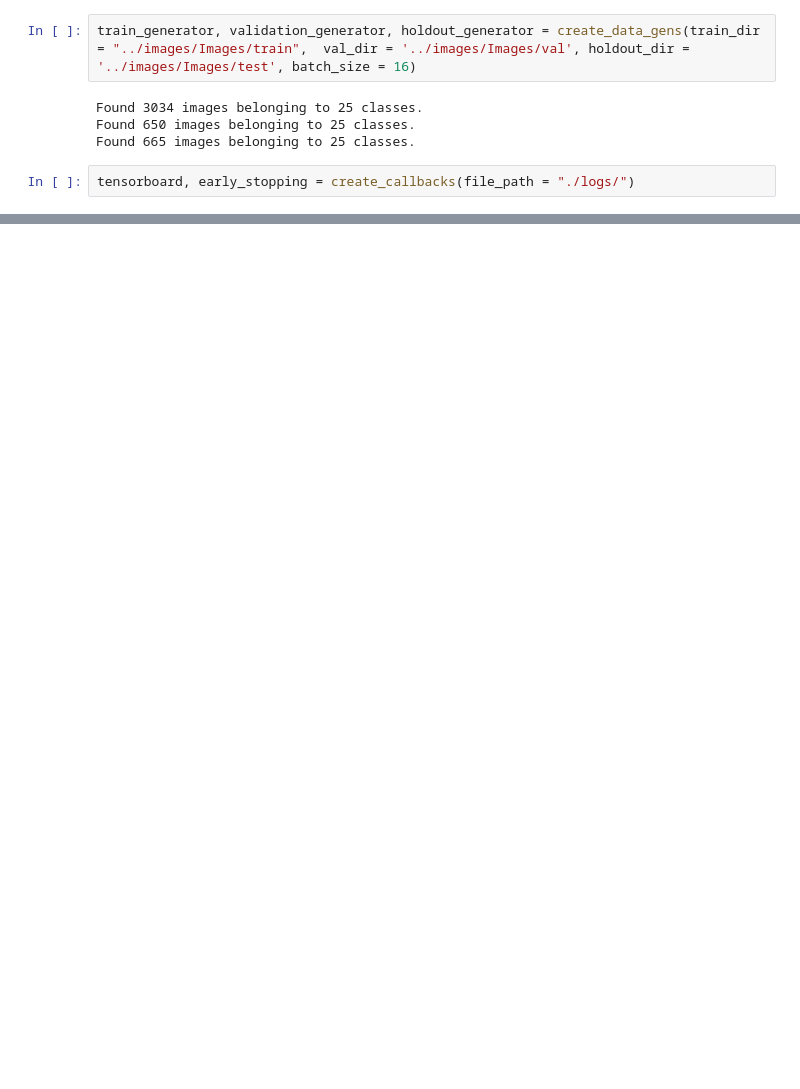
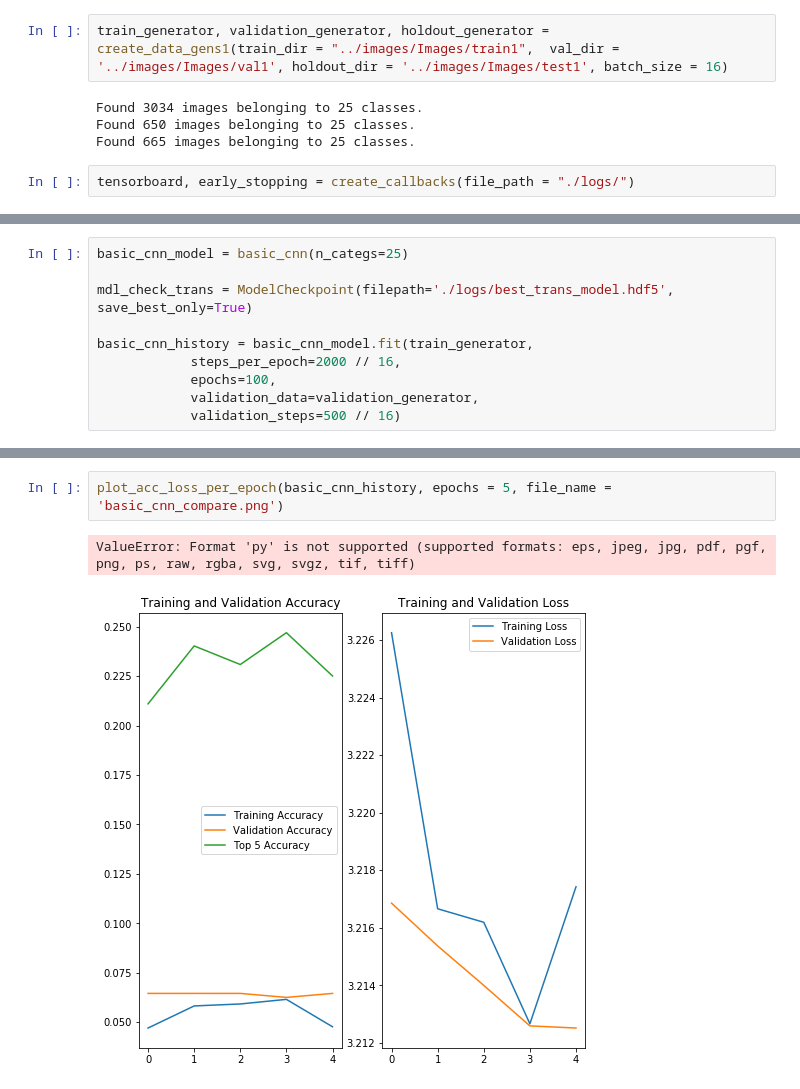
Before and after one commit to hberginc/Who-s_Your_Doggy, a Jupyter notebook: Process and run models.ipynb, the cells around one changed output, grey strips where cells are left out. Saved outputs shown, nothing was run; the diff lists cells and outputs as text; blank space fills up the shorter version.

Commit message:
working on val_train accur

```diff
--- a/Process and run models.ipynb
+++ b/Process and run models.ipynb
@@ -36,5 +89,5 @@ import time
 # %%
-train_generator, validation_generator, holdout_generator = create_data_gens(train_dir = "../images/Images/train",  val_dir = '../images/Images/val', holdout_dir = '../images/Images/test', batch_size = 16)
+train_generator, validation_generator, holdout_generator = create_data_gens1(train_dir = "../images/Images/train1",  val_dir = '../images/Images/val1', holdout_dir = '../images/Images/test1', batch_size = 16)
 # %% [output]
 Found 3034 images belonging to 25 classes.
 Found 650 images belonging to 25 classes.
@@ -91,0 +97,10 @@ Layer 133 | Name: dense_2 | Trainable: True
+# %%
+basic_cnn_model = basic_cnn(n_categs=25)
+
+mdl_check_trans = ModelCheckpoint(filepath='./logs/best_trans_model.hdf5', save_best_only=True)
+
+basic_cnn_history = basic_cnn_model.fit(train_generator,
+            steps_per_epoch=2000 // 16,
+            epochs=100,
+            validation_data=validation_generator,
+            validation_steps=500 // 16)
@@ -91,0 +125,5 @@ Layer 133 | Name: dense_2 | Trainable: True
+# %%
+plot_acc_loss_per_epoch(basic_cnn_history, epochs = 5, file_name = 'basic_cnn_compare.png')
+# %% [output]
+ValueError: Format 'py' is not supported (supported formats: eps, jpeg, jpg, pdf, pgf, png, ps, raw, rgba, svg, svgz, tif, tiff)
+[figure, added]
```
Also changed, not shown: parts of 23 cells of this notebook, 27 other files.
